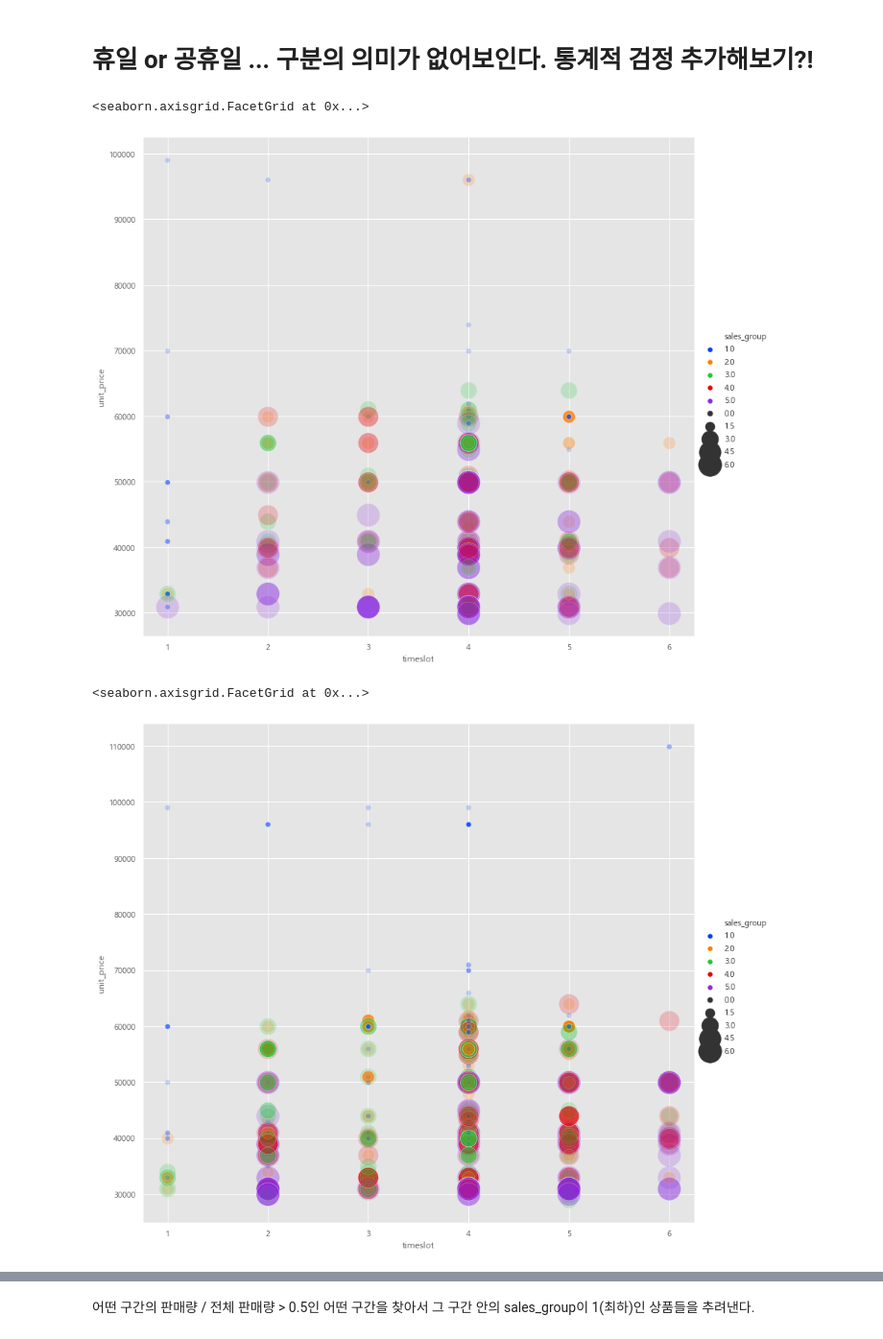
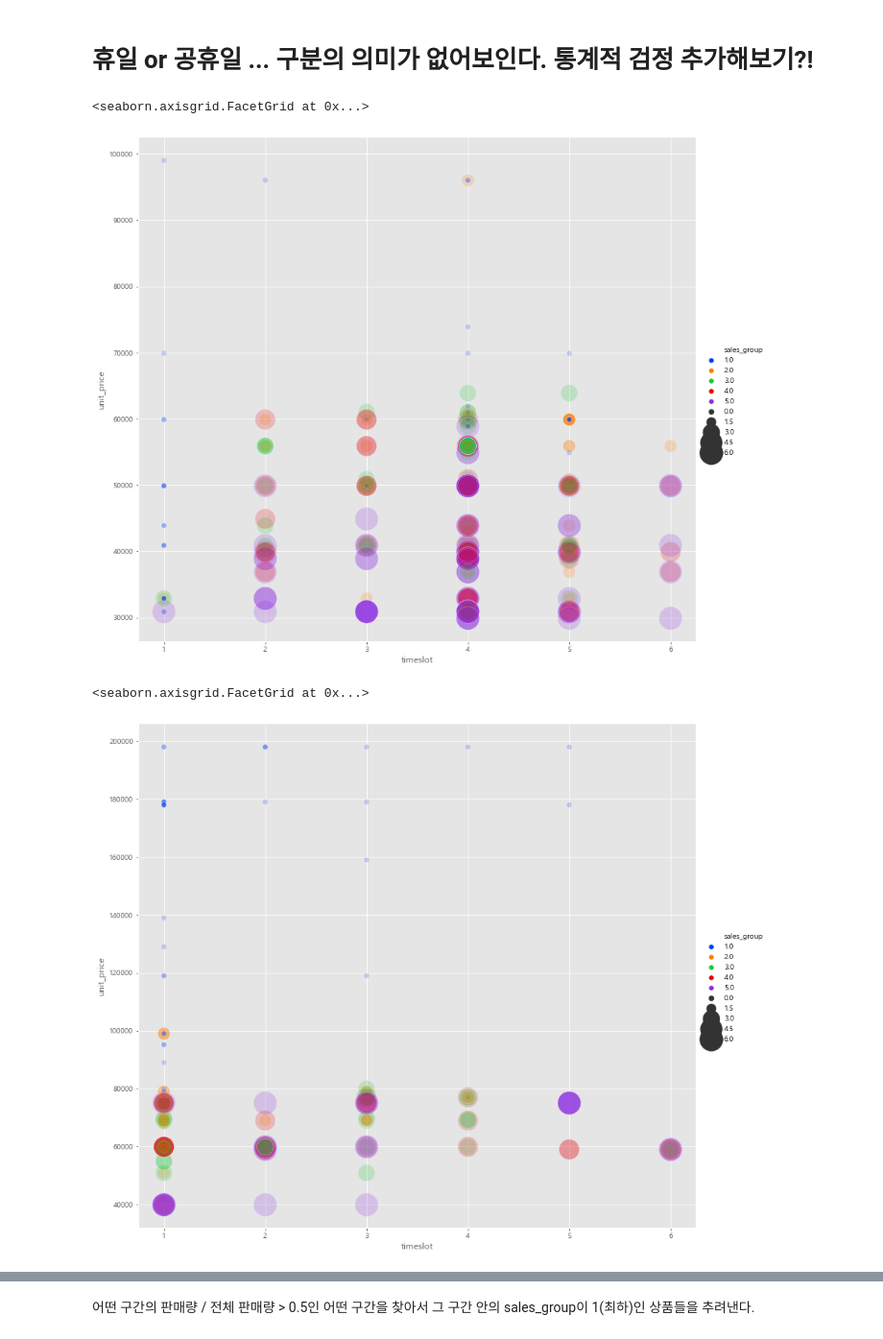
Before and after one commit to bombom93/bigcontest, a Jupyter notebook: inkyun/0924_EDA_unit_price.ipynb, the cells around one changed output, grey strips where cells are left out. Shown at 96% size. Cells and saved outputs as stored; diff of their text form; code cells hidden in the pictures.

```diff
--- a/inkyun/0924_EDA_unit_price.ipynb
+++ b/inkyun/0924_EDA_unit_price.ipynb
@@ -125,6 +128,6 @@ def sales_split(group):
 # %%
-interested_group_list = ['농수축','건강기능','가구','침구']
-
+interested_group_list = list(sum_df.p_group.unique())
+# ['의류', '속옷', '주방', '농수축', '이미용', '가전', '생활용품', '건강기능', '잡화', '가구', '침구']
 for group in interested_group_list:
     for idx, value in zip(sales_split(group).index,sales_split(group).sales_group):
         sum_df.loc[idx,'sales_group'] = value
@@ -216,10 +203,10 @@ sns.relplot(x='season',y='unit_price', palette='bright', size='sales_group', hue
 sns.relplot(x='timeslot',y='unit_price', palette='bright', size='sales_group', hue='sales_group', sizes=(50,1000), data=sum_df[(sum_df['p_group']=='농수축')&(sum_df['holiday']==1)], alpha=0.2, height=10.27, aspect=11.7/10.27)
 # %% [output]
 <seaborn.axisgrid.FacetGrid at 0x...>
-[figure, old version]
+[figure, new version]
 # %%
-sns.relplot(x='timeslot',y='unit_price', palette='bright', size='sales_group', hue='sales_group', sizes=(50,1000), data=sum_df[(sum_df['p_group']=='농수축')&(sum_df['holiday']==0)], alpha=0.2, height=10.27, aspect=11.7/10.27)
+sns.relplot(x='timeslot',y='unit_price', palette='bright', size='sales_group', hue='sales_group', sizes=(50,1000), data=sum_df[(sum_df['p_group']=='건강기능')&(sum_df['holiday']==0)], alpha=0.2, height=10.27, aspect=11.7/10.27)
 # %% [output]
 <seaborn.axisgrid.FacetGrid at 0x...>
-[figure, old version]
+[figure, new version]
 # %%
```
Also changed, not shown: parts of 35 cells of this notebook.
